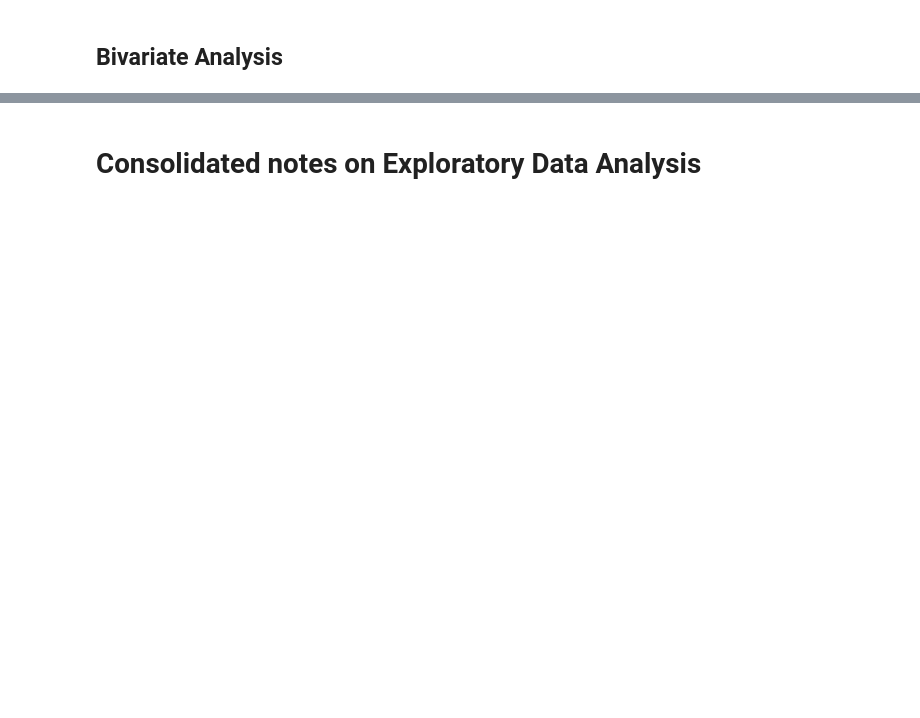
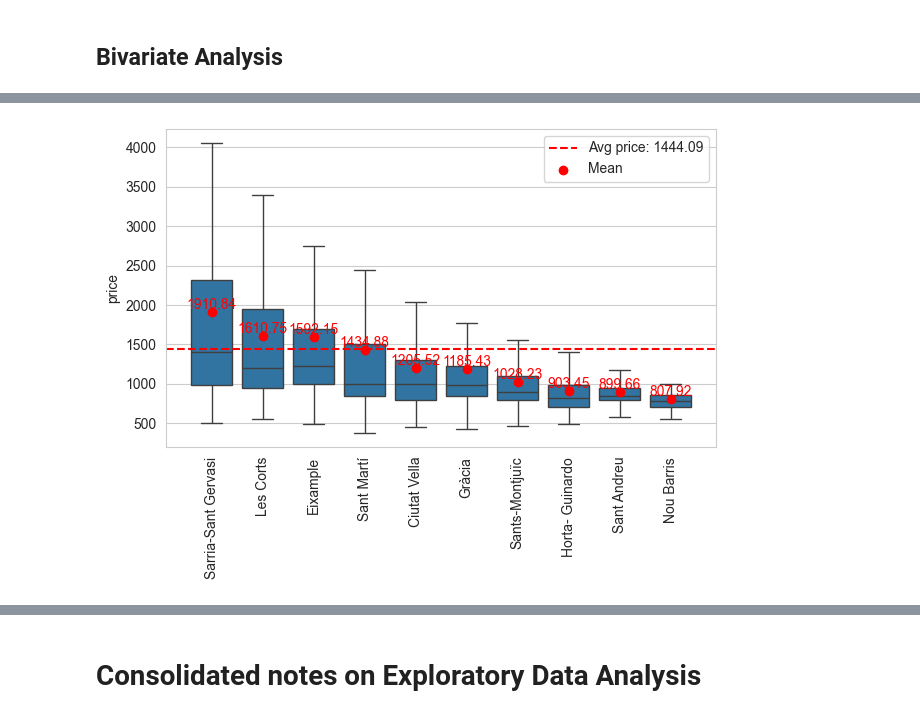
Before and after one commit to otrocarlosmartinez/PROJECT1, a Jupyter notebook: PROJECT1_TEAM2_CM.ipynb, the cells around one changed output, grey strips where cells are left out. Saved outputs shown, nothing was run; the diff lists cells and outputs as text; code cells hidden in the pictures; blank space fills up the shorter version.

```diff
--- a/PROJECT1_TEAM2_CM.ipynb
+++ b/PROJECT1_TEAM2_CM.ipynb
@@ -382,0 +691,4 @@ data.loc[(data['rooms']==0)&(data['bathroom']==1)].describe().T
+# %%
+boxplot_by_group(data, 'neighborhood' , 'price', 0)
+# %% [output]
+[figure, added]
```
Also changed, not shown: parts of 33 cells of this notebook.
